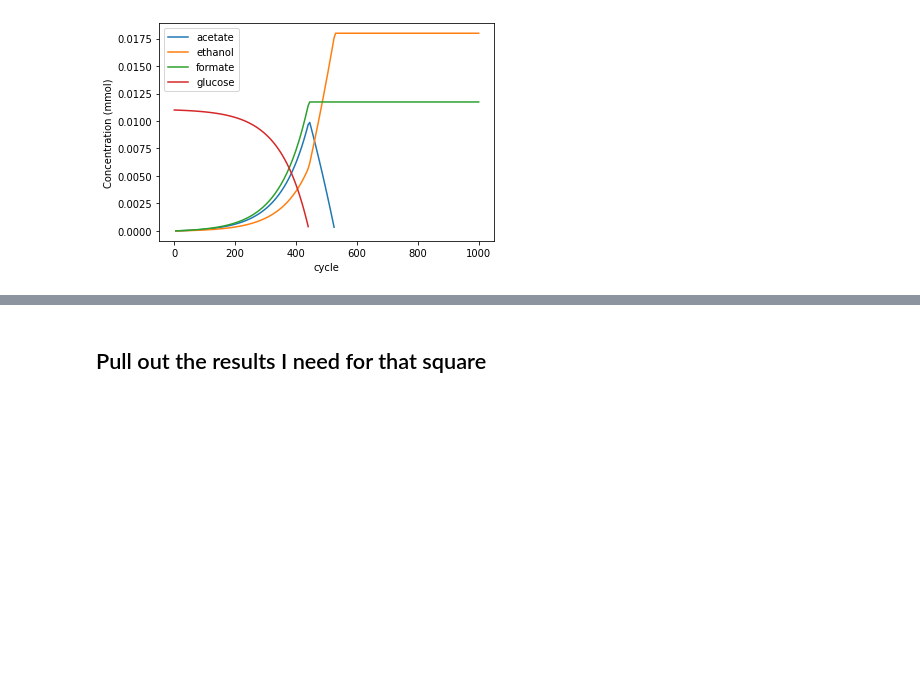
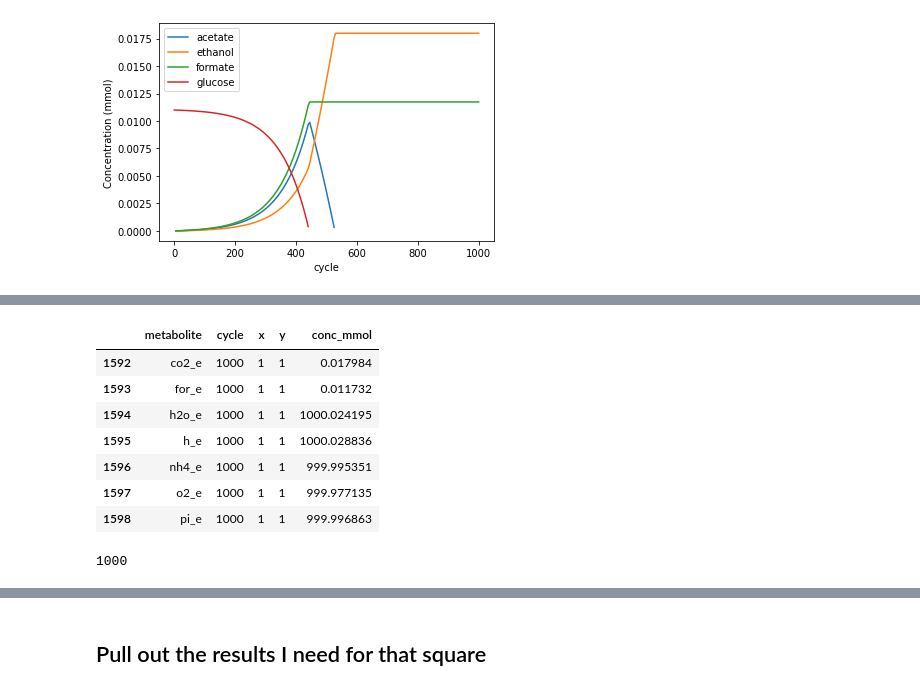
Before and after one commit to segrelab/vivarium-comets, a Jupyter notebook: dev.ipynb, the cells around one changed output, grey strips where cells are left out. Cells and saved outputs as stored; diff of their text form; code cells hidden in the pictures; blank space fills up the shorter version.

```diff
--- a/dev.ipynb
+++ b/dev.ipynb
@@ -137,0 +155,16 @@ Text(0, 0.5, 'Concentration (mmol)')
+# %%
+most_recent_media = media.loc[media['cycle'] == 1000]
+most_recent_media
+# %% [output]
+|  | metabolite | cycle | x | y | conc_mmol |
+| 1592 | co2_e | 1000 | 1 | 1 | 0.017984 |
+| 1593 | for_e | 1000 | 1 | 1 | 0.011732 |
+| 1594 | h2o_e | 1000 | 1 | 1 | 1000.024195 |
+| 1595 | h_e | 1000 | 1 | 1 | 1000.028836 |
+| 1596 | nh4_e | 1000 | 1 | 1 | 999.995351 |
+| 1597 | o2_e | 1000 | 1 | 1 | 999.977135 |
+| 1598 | pi_e | 1000 | 1 | 1 | 999.996863 |
+# %%
+media['cycle'].max()
+# %% [output]
+1000
```
Also changed, not shown: parts of 5 cells of this notebook.
